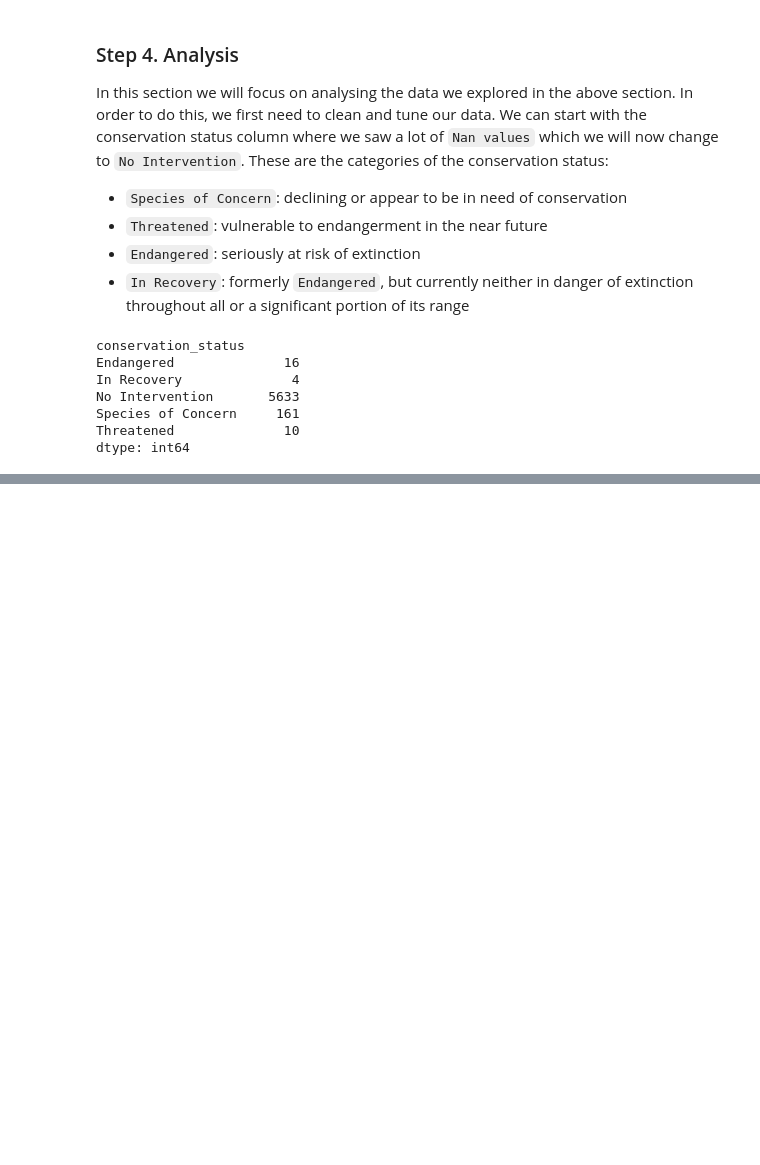
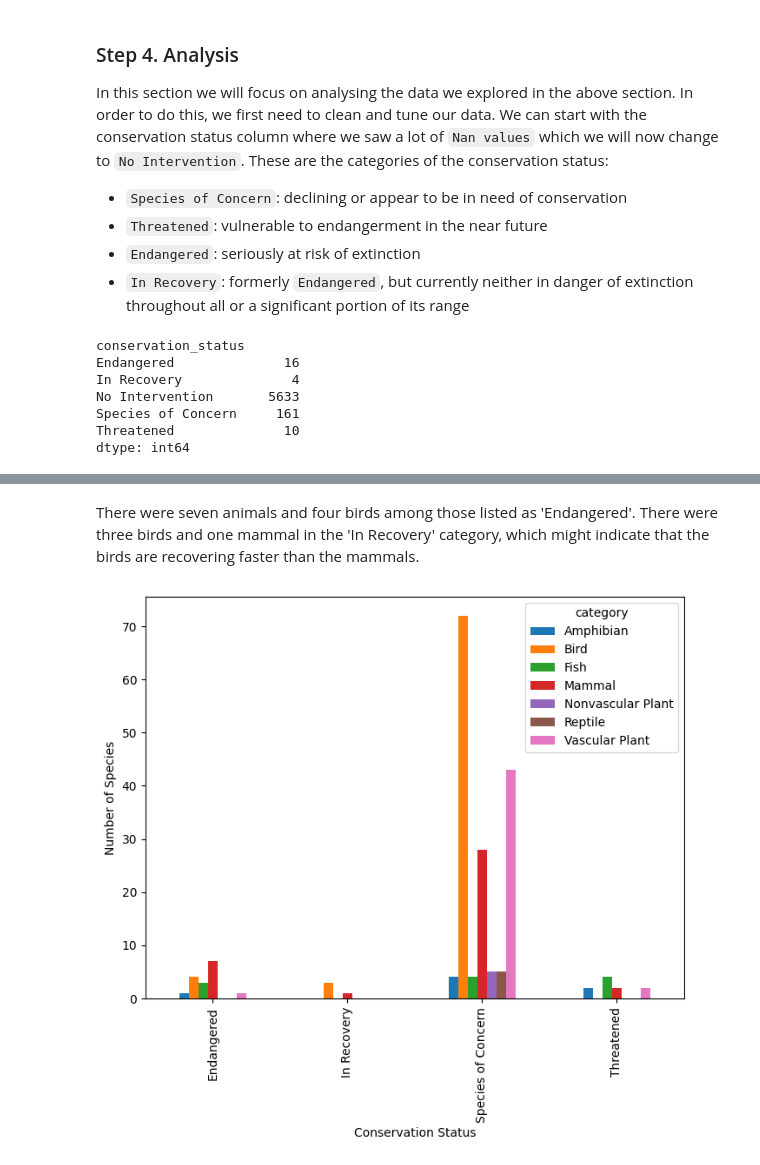
Before and after one commit to parz1val-13/Biodiversity-ML-project, a Jupyter notebook: biodiversity_starter/biodiversity.ipynb, the cells around one changed output, grey strips where cells are left out. Saved outputs shown, nothing was run; the diff lists cells and outputs as text; code cells hidden in the pictures; blank space fills up the shorter version.

Commit message:
Added statistical analysis of data

```diff
--- a/biodiversity_starter/biodiversity.ipynb
+++ b/biodiversity_starter/biodiversity.ipynb
@@ -214,0 +217,7 @@ dtype: int64
+# %%
+conservation_category = species_data[species_data.conservation_status != "No Intervention"]\
+    .groupby(["conservation_status", "category"])['scientific_name']\
+    .count()\
+    .unstack()
+
+conservation_category
@@ -214,0 +231,9 @@ dtype: int64
+# %% [markdown]
+There were seven animals and four birds among those listed as 'Endangered'. There were three birds and one mammal in the 'In Recovery' category, which might indicate that the birds are recovering faster than the mammals.
+# %%
+analysis_plot = conservation_category.plot(kind = 'bar', figsize=(8,6),
+                               stacked=False)
+analysis_plot.set_xlabel("Conservation Status")
+analysis_plot.set_ylabel("Number of Species");
+# %% [output]
+[figure, added]
```
Also changed, not shown: parts of 8 cells of this notebook.
